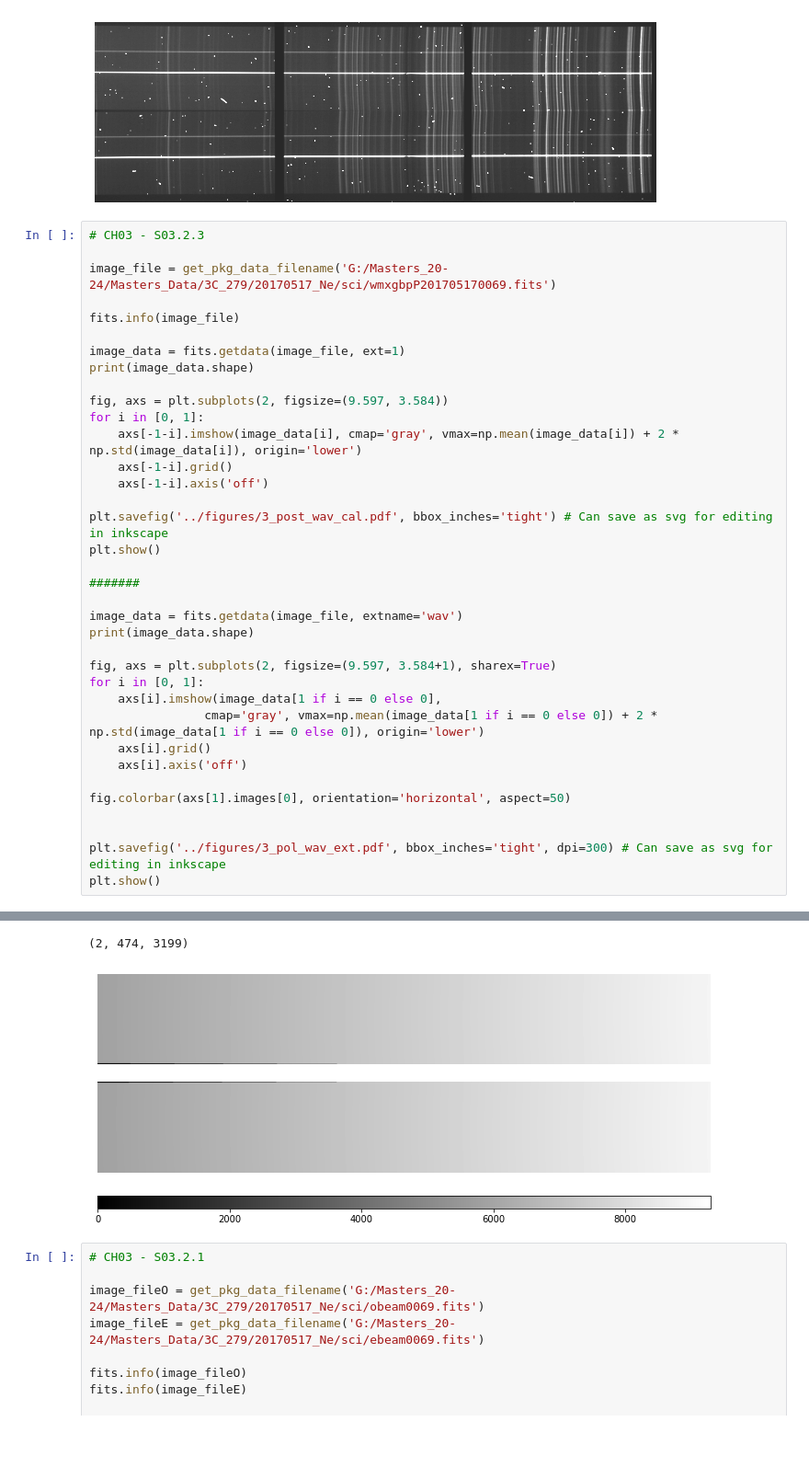
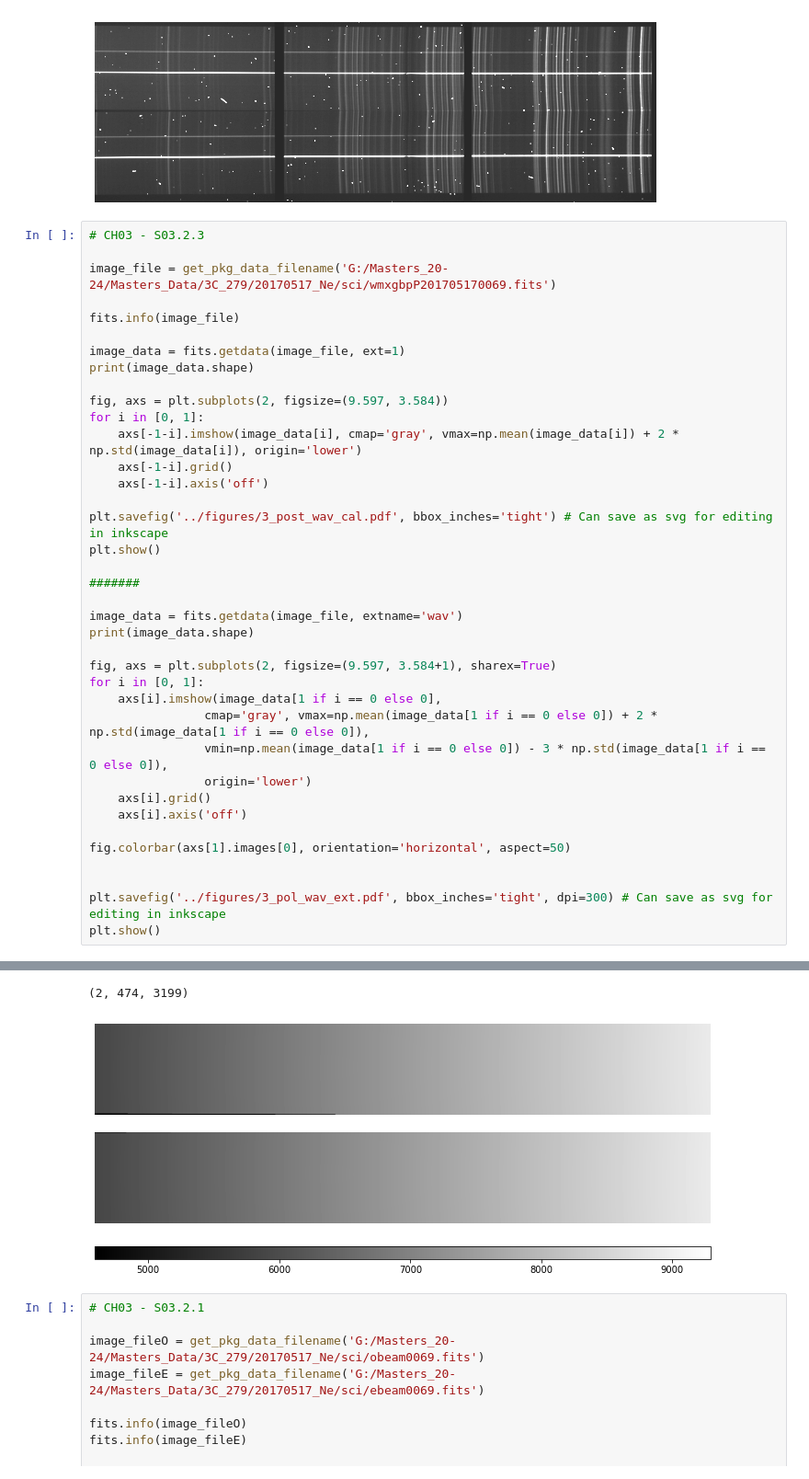
Before and after one commit to JustinotherGitter/Masters-Thesis, a Jupyter notebook: chapter_3/FITS_images.ipynb, the cells around one changed output, grey strips where cells are left out. Shown at 92% size. Saved outputs shown, nothing was run; the diff lists cells and outputs as text; blank space fills up the shorter version.

```diff
--- a/chapter_3/FITS_images.ipynb
+++ b/chapter_3/FITS_images.ipynb
@@ -55,35 +55,37 @@ for i in [0, 1]:
 plt.savefig('../figures/3_post_wav_cal.pdf', bbox_inches='tight') # Can save as svg for editing in inkscape
 plt.show()
 
 #######
 
 image_data = fits.getdata(image_file, extname='wav')
 print(image_data.shape)
 
 fig, axs = plt.subplots(2, figsize=(9.597, 3.584+1), sharex=True)
 for i in [0, 1]:
     axs[i].imshow(image_data[1 if i == 0 else 0],
-                cmap='gray', vmax=np.mean(image_data[1 if i == 0 else 0]) + 2 * np.std(image_data[1 if i == 0 else 0]), origin='lower')
+                cmap='gray', vmax=np.mean(image_data[1 if i == 0 else 0]) + 2 * np.std(image_data[1 if i == 0 else 0]),
+                vmin=np.mean(image_data[1 if i == 0 else 0]) - 3 * np.std(image_data[1 if i == 0 else 0]),
+                origin='lower')
     axs[i].grid()
     axs[i].axis('off')
 
 fig.colorbar(axs[1].images[0], orientation='horizontal', aspect=50)
 
 
 plt.savefig('../figures/3_pol_wav_ext.pdf', bbox_inches='tight', dpi=300) # Can save as svg for editing in inkscape
 plt.show()
 # %% [output]
 Filename: G:\Masters_20-24\Masters_Data\3C_279\20170517_Ne\sci\wmxgbpP201705170069.fits
 No.    Name      Ver    Type      Cards   Dimensions   Format
   0  PRIMARY       1 PrimaryHDU     161   ()
   1  SCI           1 ImageHDU        21   (3199, 474, 2)   float32
   2  VAR           1 ImageHDU        10   (3199, 474, 2)   float32
   3  BPM           1 ImageHDU        10   (3199, 474, 2)   uint8
   4  WAV           1 ImageHDU        21   (3199, 474, 2)   float32
 (2, 474, 3199)
 [figure]
 (2, 474, 3199)
-[figure, old version]
+[figure, new version]
 # %%
 # CH03 - S03.2.1
 
```
Also changed, not shown: 8 other files.
